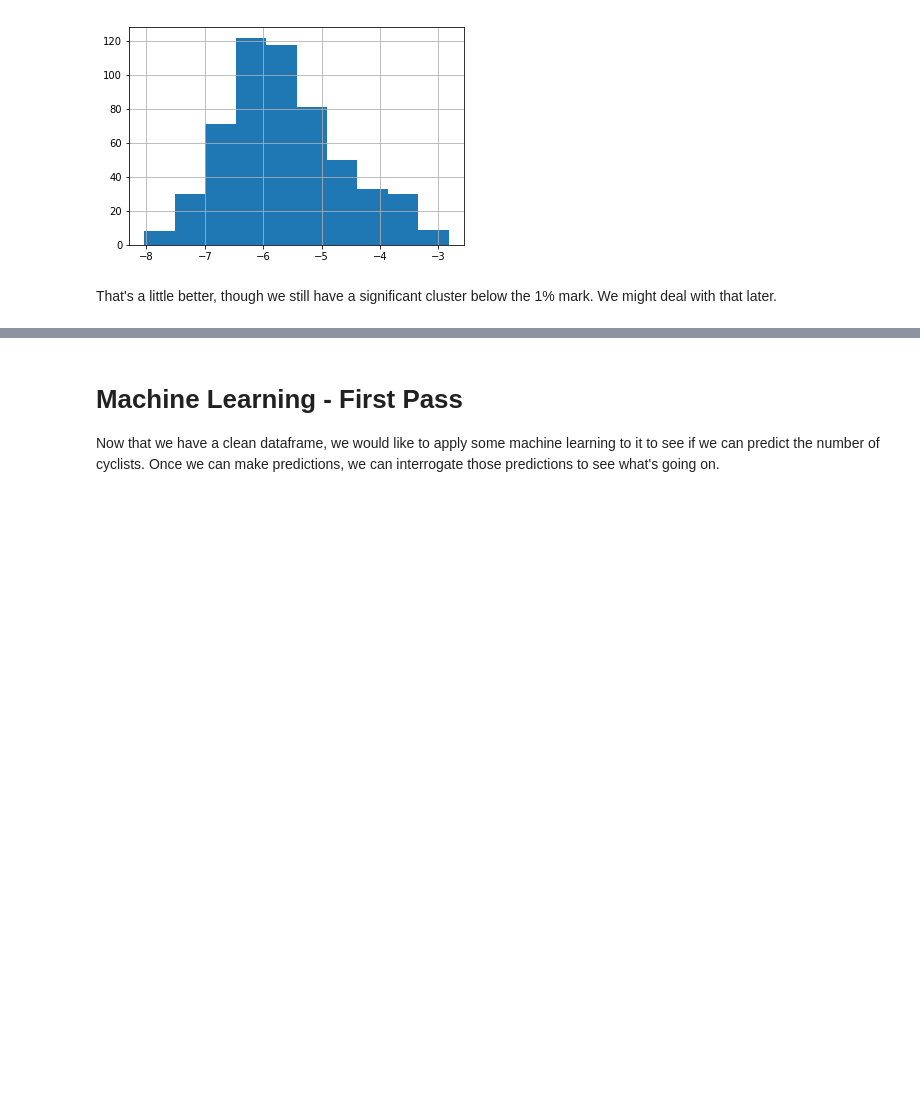
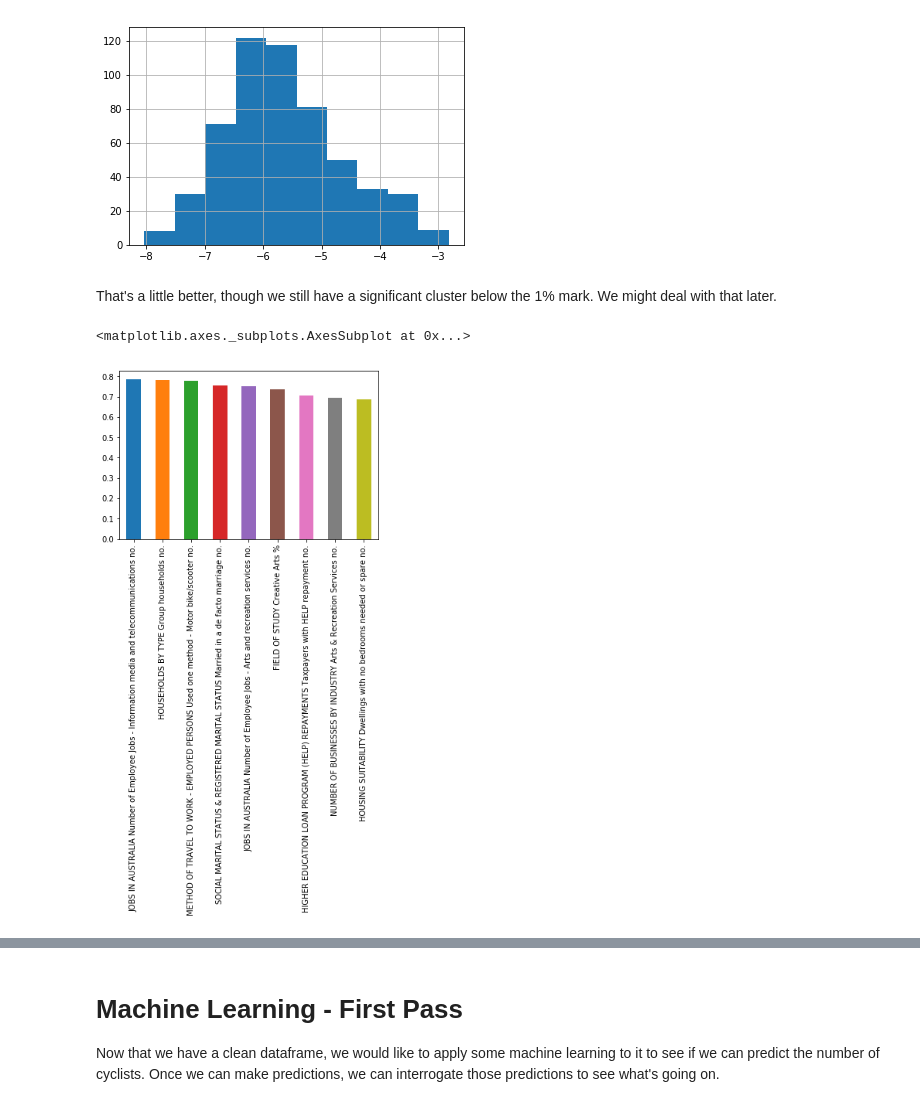
Before and after one commit to blkemp/ABS-Region-Data, a Jupyter notebook: Chris Assignment.ipynb, the cells around one changed output, grey strips where cells are left out. Cells and saved outputs as stored; diff of their text form; code cells hidden in the pictures; blank space fills up the shorter version.

```diff
--- a/Chris Assignment.ipynb
+++ b/Chris Assignment.ipynb
@@ -75,3 +84,11 @@ np.log(y).hist()
 [figure]
 # %% [markdown]
 That's a little better, though we still have a significant cluster below the 1% mark. We might deal with that later.
+# %%
+correlations = cleanfunc.sort_series_abs(df.dropna(subset=[cycle_col]
+                         ).corr().loc[:,cycle_col])[1:10]
+
+correlations.plot(kind='bar')
+# %% [output]
+<matplotlib.axes._subplots.AxesSubplot at 0x...>
+[figure, added]
```
Also changed, not shown: parts of 22 cells of this notebook, 9 other files.
